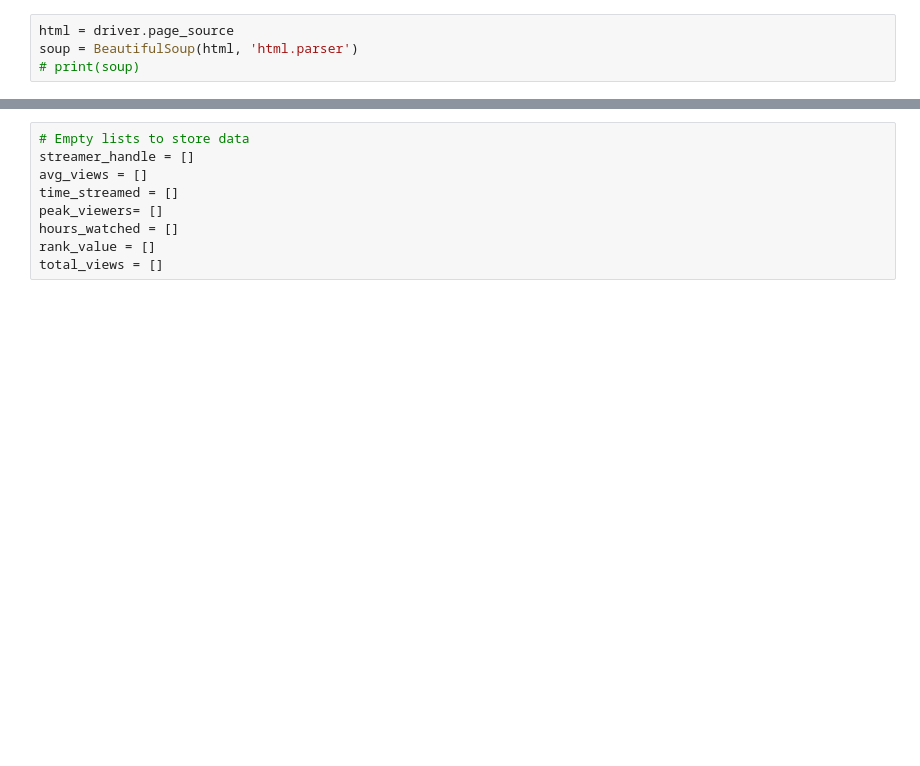
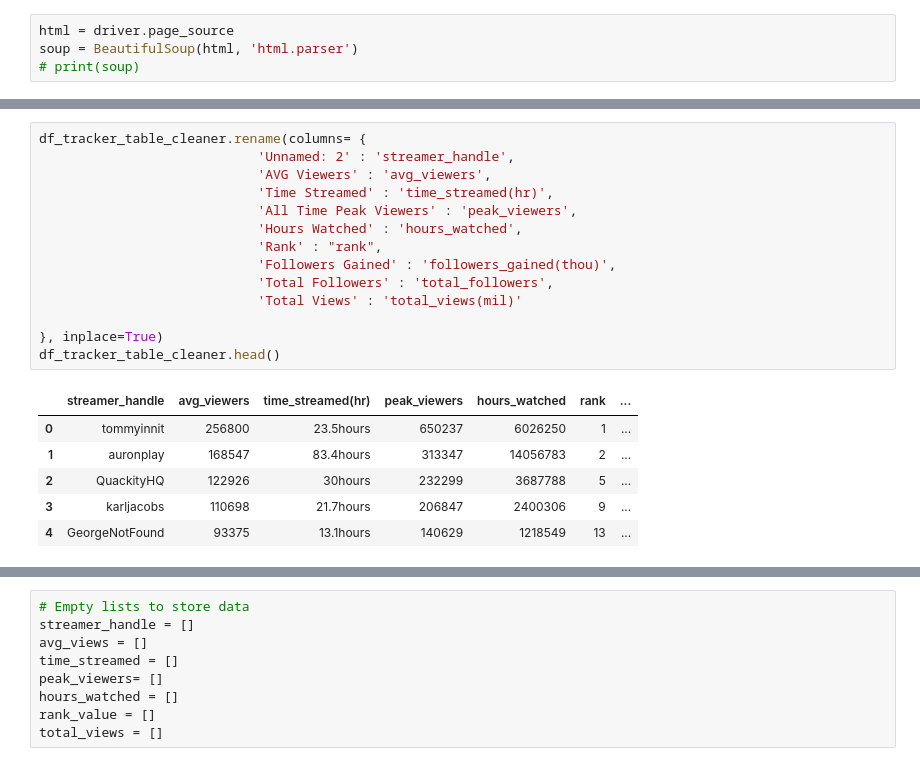
Before and after one commit to AshleeZ/Great-Gaming-Googlers---Twitch-Project-2, a Jupyter notebook: scraping_twitch tracker/Twitch Tracker Scraper.ipynb, the cells around one changed output, grey strips where cells are left out. Saved outputs shown, nothing was run; the diff lists cells and outputs as text; blank space fills up the shorter version.

```diff
--- a/scraping_twitch tracker/Twitch Tracker Scraper.ipynb
+++ b/scraping_twitch tracker/Twitch Tracker Scraper.ipynb
@@ -50,0 +71,21 @@ print(streamer_table)
+# %%
+df_tracker_table_cleaner.rename(columns= {
+                            'Unnamed: 2' : 'streamer_handle',
+                            'AVG Viewers' : 'avg_viewers',
+                            'Time Streamed' : 'time_streamed(hr)',
+                            'All Time Peak Viewers' : 'peak_viewers',
+                            'Hours Watched' : 'hours_watched',
+                            'Rank' : "rank",
+                            'Followers Gained' : 'followers_gained(thou)',
+                            'Total Followers' : 'total_followers',
+                            'Total Views' : 'total_views(mil)'
+
+}, inplace=True)
+df_tracker_table_cleaner.head()
+# %% [output]
+|  | streamer_handle | avg_viewers | time_streamed(hr) | peak_viewers | hours_watched | rank | ... |
+| 0 | tommyinnit | 256800 | 23.5hours | 650237 | 6026250 | 1 | ... |
+| 1 | auronplay | 168547 | 83.4hours | 313347 | 14056783 | 2 | ... |
+| 2 | QuackityHQ | 122926 | 30hours | 232299 | 3687788 | 5 | ... |
+| 3 | karljacobs | 110698 | 21.7hours | 206847 | 2400306 | 9 | ... |
+| 4 | GeorgeNotFound | 93375 | 13.1hours | 140629 | 1218549 | 13 | ... |
```
Also changed, not shown: parts of 15 cells of this notebook, 1 other file.
